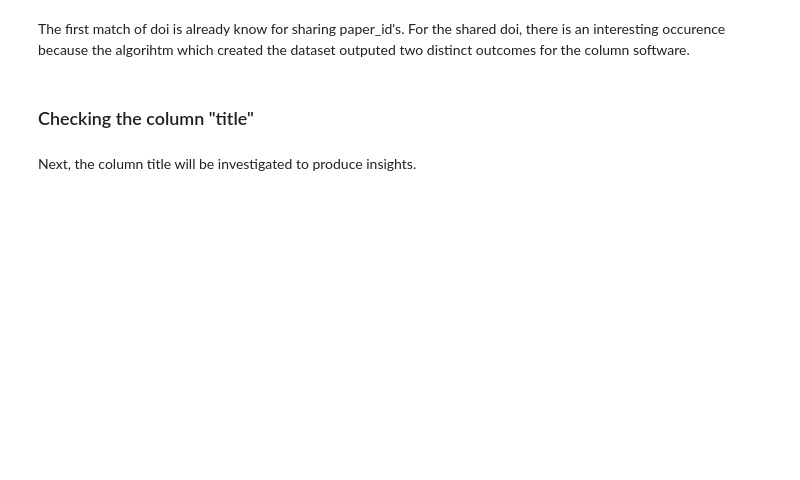
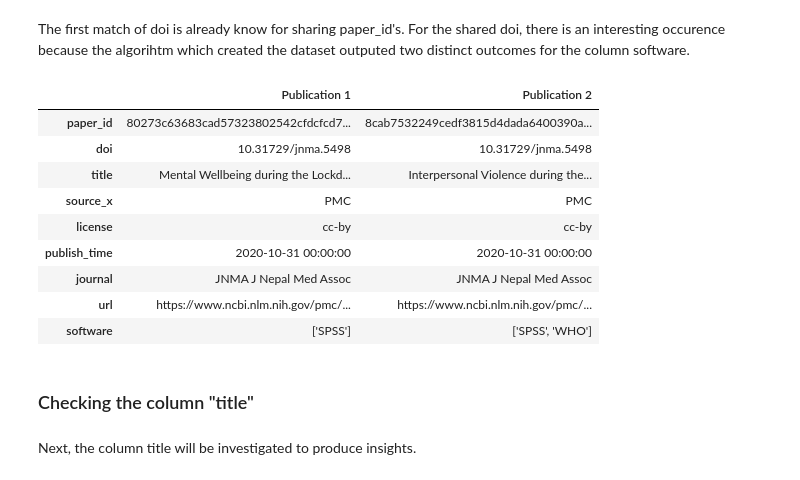
Before and after one commit to kopatri/cs5099masterthesis, a Jupyter notebook: notebooks/CORD-19-explore-dataset-cs5099.ipynb, the cells around one changed output. Drawn from its saved outputs; the diff is of its cells as text; code cells hidden in the pictures; blank space fills up the shorter version.

```diff
--- a/notebooks/CORD-19-explore-dataset-cs5099.ipynb
+++ b/notebooks/CORD-19-explore-dataset-cs5099.ipynb
@@ -276,6 +267,22 @@ shared_doi_df
 # %% [markdown]
 The first match of doi is already know for sharing paper_id's.
 For the shared doi, there is an interesting occurence because the algorihtm which created the dataset outputed two distinct outcomes for the column software.
+# %%
+corrupted_software_mentions = pd.DataFrame()
+corrupted_software_mentions['Publication 1'] = shared_doi_df.loc[38600]
+corrupted_software_mentions['Publication 2'] = shared_doi_df.loc[42407]
+corrupted_software_mentions
+# %% [output]
+|  | Publication 1 | Publication 2 |
+| paper_id | 80273c63683cad57323802542cfdcfcd7... | 8cab7532249cedf3815d4dada6400390a... |
+| doi | 10.31729/jnma.5498 | 10.31729/jnma.5498 |
+| title | Mental Wellbeing during the Lockd... | Interpersonal Violence during the... |
+| source_x | PMC | PMC |
+| license | cc-by | cc-by |
+| publish_time | 2020-10-31 00:00:00 | 2020-10-31 00:00:00 |
+| journal | JNMA J Nepal Med Assoc | JNMA J Nepal Med Assoc |
+| url | https://www.ncbi.nlm.nih.gov/pmc/... | https://www.ncbi.nlm.nih.gov/pmc/... |
+| software | ['SPSS'] | ['SPSS', 'WHO'] |
 # %% [markdown]
 ### Checking the column "title"
 # %% [markdown]
```
Also changed, not shown: parts of 12 cells of this notebook, 13 other files.
